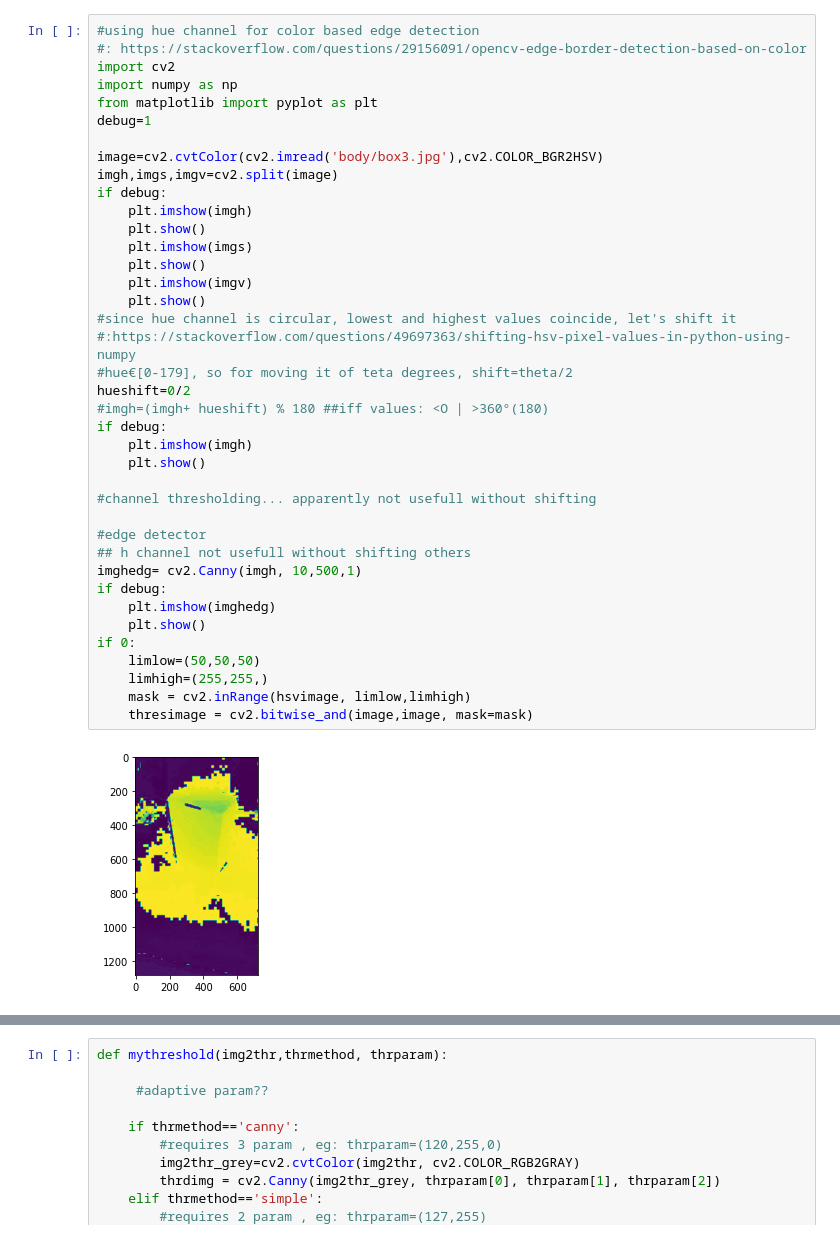
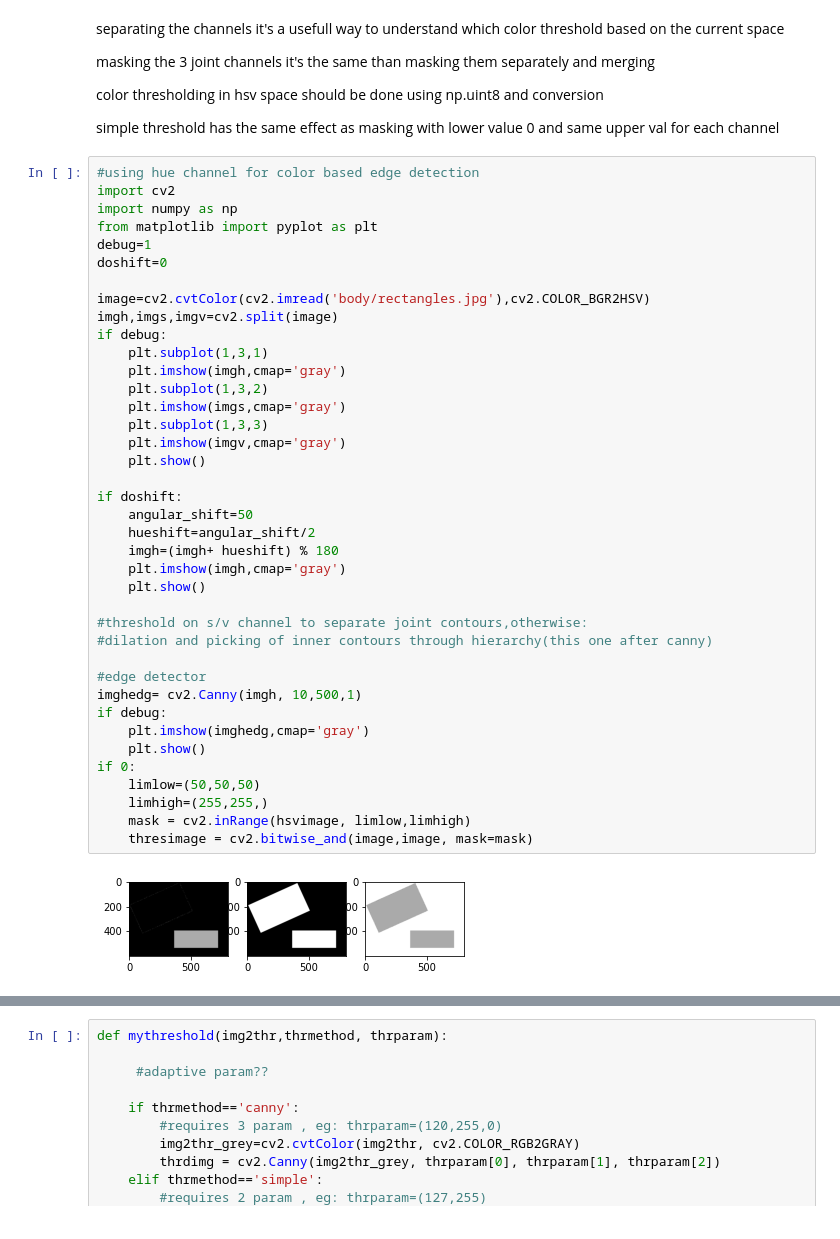
Before and after one commit to Cangio/CV-Alma-X, a Jupyter notebook: 1-box/channel_mask_n_edges.ipynb, the cells around one changed output, grey strips where cells are left out. Drawn from its saved outputs; the diff is of its cells as text.

```diff
--- a/1-box/channel_mask_n_edges.ipynb
+++ b/1-box/channel_mask_n_edges.ipynb
@@ -137,43 +84,51 @@ if debcanny:
 # %% [output]
 [figure]
+# %% [markdown]
+separating the channels it's a usefull way to understand which color threshold based on the current space
+
+masking the 3 joint channels it's the same than masking them separately and merging
+
+color thresholding in hsv space should be done using np.uint8 and conversion
+
+simple threshold has the same effect as masking with lower value 0 and same upper val for each channel
 # %%
 #using hue channel for color based edge detection
-#: https://stackoverflow.com/questions/29156091/opencv-edge-border-detection-based-on-color
 import cv2
 import numpy as np
 from matplotlib import pyplot as plt
 debug=1
+doshift=0
 
-image=cv2.cvtColor(cv2.imread('body/box3.jpg'),cv2.COLOR_BGR2HSV)
+image=cv2.cvtColor(cv2.imread('body/rectangles.jpg'),cv2.COLOR_BGR2HSV)
 imgh,imgs,imgv=cv2.split(image)
 if debug:
-    plt.imshow(imgh)
-    plt.show()
-    plt.imshow(imgs)
-    plt.show()
-    plt.imshow(imgv)
-    plt.show()
-#since hue channel is circular, lowest and highest values coincide, let's shift it
-#:https://stackoverflow.com/questions/49697363/shifting-hsv-pixel-values-in-python-using-numpy
-#hue€[0-179], so for moving it of teta degrees, shift=theta/2
-hueshift=0/2
-#imgh=(imgh+ hueshift) % 180 ##iff values: <O | >360°(180)
-if debug:
-    plt.imshow(imgh)
+    plt.subplot(1,3,1)
+    plt.imshow(imgh,cmap='gray')
+    plt.subplot(1,3,2)
+    plt.imshow(imgs,cmap='gray')
+    plt.subplot(1,3,3)
+    plt.imshow(imgv,cmap='gray')
     plt.show()
 
-#channel thresholding... apparently not usefull without shifting
+if doshift:
+    angular_shift=50
+    hueshift=angular_shift/2
+    imgh=(imgh+ hueshift) % 180
+    plt.imshow(imgh,cmap='gray')
+    plt.show()
+
+#threshold on s/v channel to separate joint contours,otherwise:
+#dilation and picking of inner contours through hierarchy(this one after canny)
 
 #edge detector
-## h channel not usefull without shifting others
 imghedg= cv2.Canny(imgh, 10,500,1)
 if debug:
-    plt.imshow(imghedg)
+    plt.imshow(imghedg,cmap='gray')
     plt.show()
 if 0:
     limlow=(50,50,50)
     limhigh=(255,255,)
     mask = cv2.inRange(hsvimage, limlow,limhigh)
     thresimage = cv2.bitwise_and(image,image, mask=mask)
 # %% [output]
-[figure, old version]
+[figure, new version]
```
Also changed, not shown: parts of 16 cells of this notebook, 19 other files.
